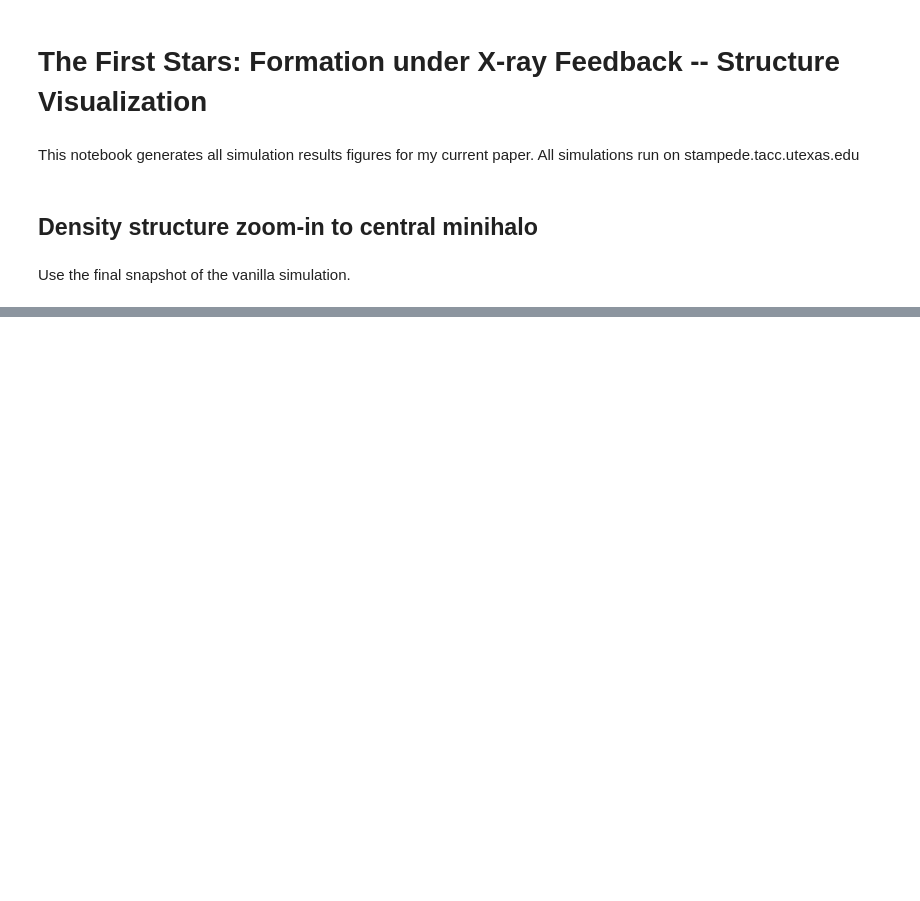
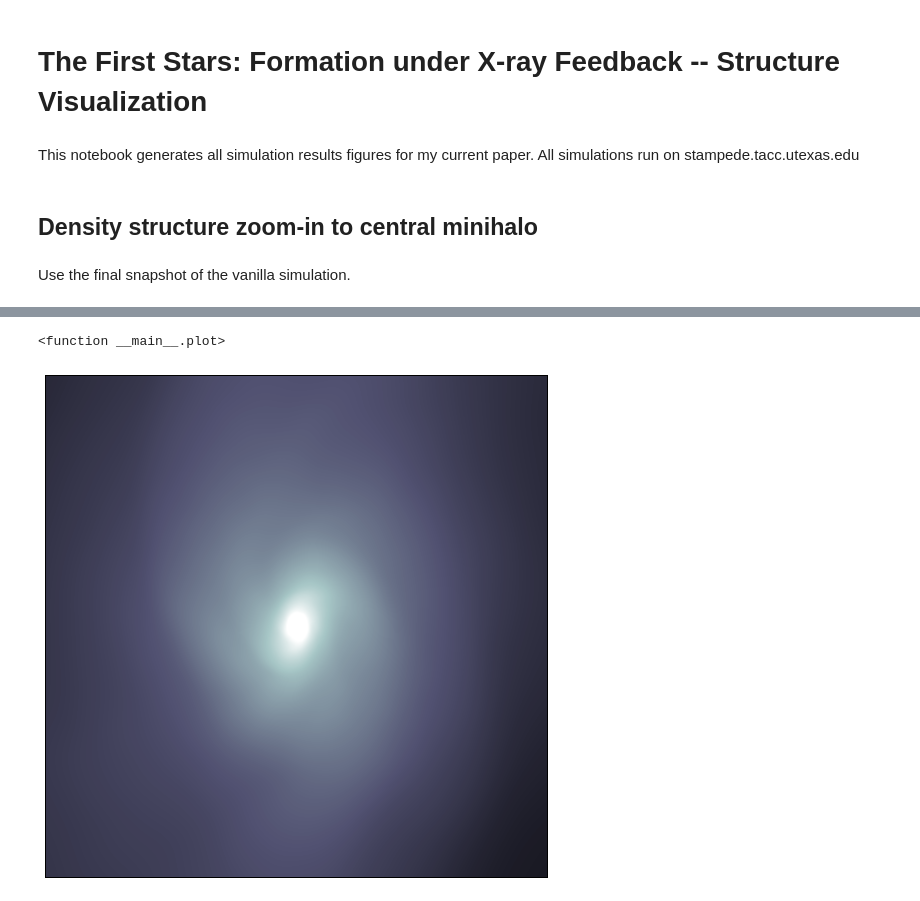
Before and after one commit to hummel/xray_notebooks, a Jupyter notebook: Halo Structure.ipynb, the cells around one changed output, grey strips where cells are left out. Saved outputs shown, nothing was run; the diff lists cells and outputs as text; code cells hidden in the pictures; blank space fills up the shorter version.

```diff
--- a/Halo Structure.ipynb
+++ b/Halo Structure.ipynb
@@ -126,0 +137,7 @@ widgets.interact(plot, llim=(5., 9., .25), ulim=(9., 12.25, .25))
+# %%
+i = 1
+im = imzoom[i][2]
+widgets.interact(plot, llim=(1., 5., .25), ulim=(5., 10.0, .25))
+# %% [output]
+<function __main__.plot>
+[figure, added]
```
Also changed, not shown: parts of 11 cells of this notebook.
